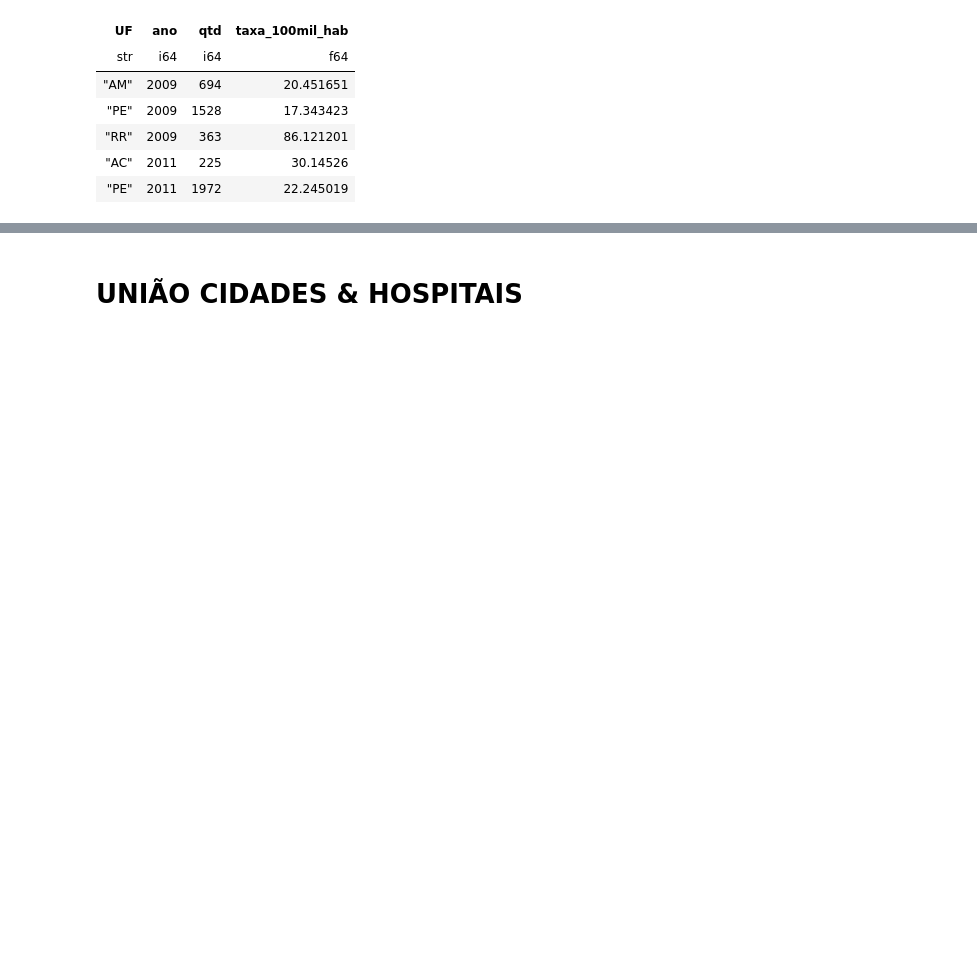
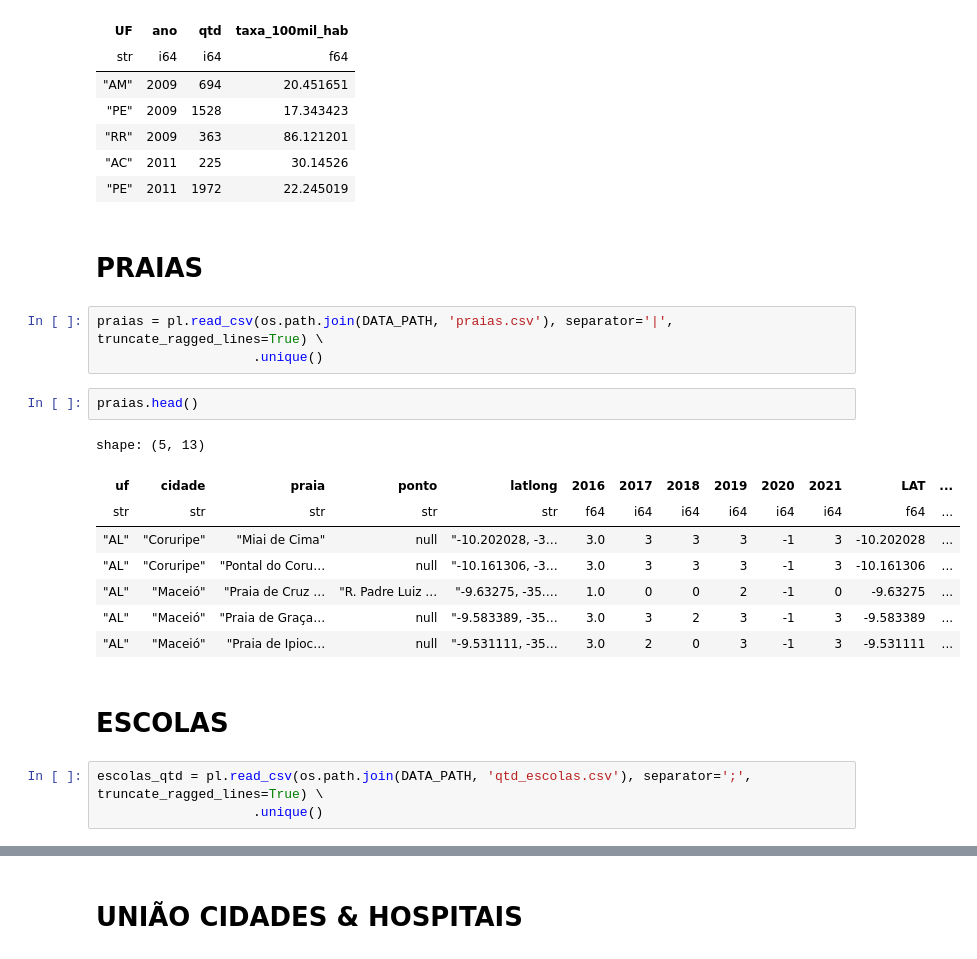
Before and after one commit to guilourenzo/analise_municipios, a Jupyter notebook: finding_home.ipynb, the cells around one changed output, grey strips where cells are left out. Saved outputs shown, nothing was run; the diff lists cells and outputs as text; blank space fills up the shorter version.

```diff
--- a/finding_home.ipynb
+++ b/finding_home.ipynb
@@ -351,3 +351,24 @@ shape: (5, 4)
 | "RR" | 2009 | 363 | 86.121201 |
 | "AC" | 2011 | 225 | 30.14526 |
 | "PE" | 2011 | 1972 | 22.245019 |
+# %% [markdown]
+# PRAIAS
+# %%
+praias = pl.read_csv(os.path.join(DATA_PATH, 'praias.csv'), separator='|', truncate_ragged_lines=True) \
+                    .unique()
+# %%
+praias.head()
+# %% [output]
+shape: (5, 13)
+| uf | cidade | praia | ponto | latlong | 2016 | 2017 | 2018 | 2019 | 2020 | 2021 | LAT | ... |
+| str | str | str | str | str | f64 | i64 | i64 | i64 | i64 | i64 | f64 | ... |
+| "AL" | "Coruripe" | "Miai de Cima" | null | "-10.202028, -3… | 3.0 | 3 | 3 | 3 | -1 | 3 | -10.202028 | ... |
+| "AL" | "Coruripe" | "Pontal do Coru… | null | "-10.161306, -3… | 3.0 | 3 | 3 | 3 | -1 | 3 | -10.161306 | ... |
+| "AL" | "Maceió" | "Praia de Cruz … | "R. Padre Luiz … | "-9.63275, -35.… | 1.0 | 0 | 0 | 2 | -1 | 0 | -9.63275 | ... |
+| "AL" | "Maceió" | "Praia de Graça… | null | "-9.583389, -35… | 3.0 | 3 | 2 | 3 | -1 | 3 | -9.583389 | ... |
+| "AL" | "Maceió" | "Praia de Ipioc… | null | "-9.531111, -35… | 3.0 | 2 | 0 | 3 | -1 | 3 | -9.531111 | ... |
+# %% [markdown]
+# ESCOLAS
+# %%
+escolas_qtd = pl.read_csv(os.path.join(DATA_PATH, 'qtd_escolas.csv'), separator=';', truncate_ragged_lines=True) \
+                    .unique()
```
Also changed, not shown: parts of 14 cells of this notebook, 6 other files.
